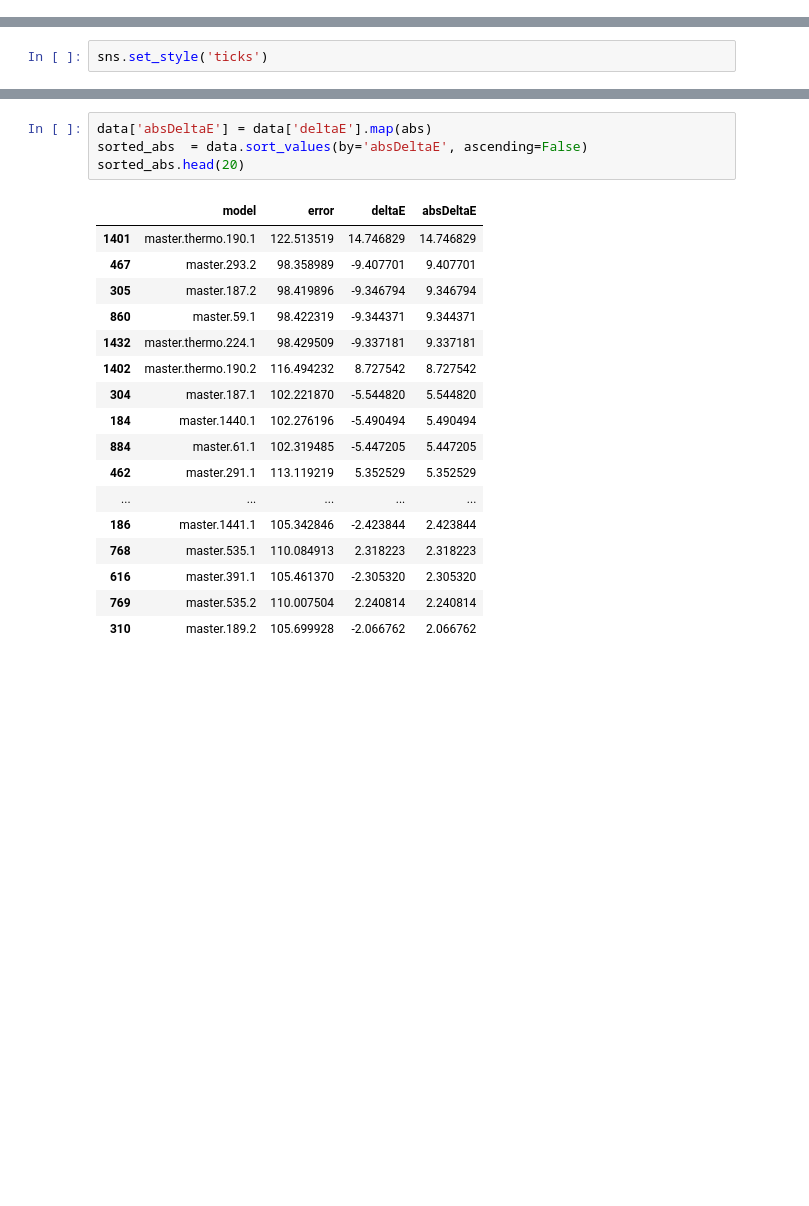
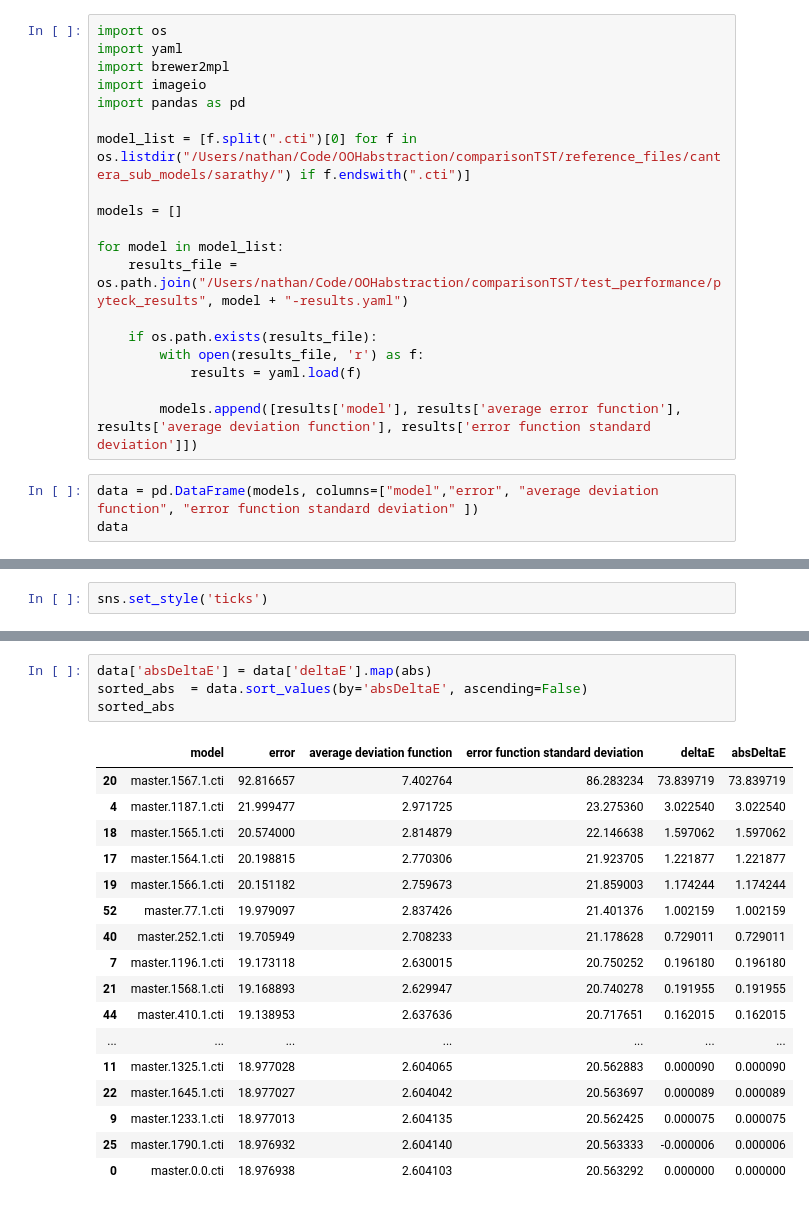
Before and after one commit to C-Underkoffler/OOHAbstraction, a Jupyter notebook: comparisonTST/test_performance/Process Results Summary.ipynb, the cells around one changed output, grey strips where cells are left out. Drawn from its saved outputs; the diff is of its cells as text; blank space fills up the shorter version.

```diff
--- a/comparisonTST/test_performance/Process Results Summary.ipynb
+++ b/comparisonTST/test_performance/Process Results Summary.ipynb
@@ -30,0 +9,22 @@ data
+# %%
+import os
+import yaml
+import brewer2mpl
+import imageio
+import pandas as pd
+
+model_list = [f.split(".cti")[0] for f in os.listdir("/Users/nathan/Code/OOHabstraction/comparisonTST/reference_files/cantera_sub_models/sarathy/") if f.endswith(".cti")]
+
+models = []
+
+for model in model_list:
+    results_file = os.path.join("/Users/nathan/Code/OOHabstraction/comparisonTST/test_performance/pyteck_results", model + "-results.yaml")
+
+    if os.path.exists(results_file):
+        with open(results_file, 'r') as f:
+            results = yaml.load(f)
+
+        models.append([results['model'], results['average error function'], results['average deviation function'], results['error function standard deviation']])
+# %%
+data = pd.DataFrame(models, columns=["model","error", "average deviation function", "error function standard deviation" ])
+data
@@ -96,22 +113,22 @@ data
 # %%
 data['absDeltaE'] = data['deltaE'].map(abs)
 sorted_abs  = data.sort_values(by='absDeltaE', ascending=False)
-sorted_abs.head(20)
+sorted_abs
 # %% [output]
-|  | model | error | deltaE | absDeltaE |
-| 1401 | master.thermo.190.1 | 122.513519 | 14.746829 | 14.746829 |
-| 467 | master.293.2 | 98.358989 | -9.407701 | 9.407701 |
-| 305 | master.187.2 | 98.419896 | -9.346794 | 9.346794 |
-| 860 | master.59.1 | 98.422319 | -9.344371 | 9.344371 |
-| 1432 | master.thermo.224.1 | 98.429509 | -9.337181 | 9.337181 |
-| 1402 | master.thermo.190.2 | 116.494232 | 8.727542 | 8.727542 |
-| 304 | master.187.1 | 102.221870 | -5.544820 | 5.544820 |
-| 184 | master.1440.1 | 102.276196 | -5.490494 | 5.490494 |
-| 884 | master.61.1 | 102.319485 | -5.447205 | 5.447205 |
-| 462 | master.291.1 | 113.119219 | 5.352529 | 5.352529 |
-| ... | ... | ... | ... | ... |
-| 186 | master.1441.1 | 105.342846 | -2.423844 | 2.423844 |
-| 768 | master.535.1 | 110.084913 | 2.318223 | 2.318223 |
-| 616 | master.391.1 | 105.461370 | -2.305320 | 2.305320 |
-| 769 | master.535.2 | 110.007504 | 2.240814 | 2.240814 |
-| 310 | master.189.2 | 105.699928 | -2.066762 | 2.066762 |
+|  | model | error | average deviation function | error function standard deviation | deltaE | absDeltaE |
+| 20 | master.1567.1.cti | 92.816657 | 7.402764 | 86.283234 | 73.839719 | 73.839719 |
+| 4 | master.1187.1.cti | 21.999477 | 2.971725 | 23.275360 | 3.022540 | 3.022540 |
+| 18 | master.1565.1.cti | 20.574000 | 2.814879 | 22.146638 | 1.597062 | 1.597062 |
+| 17 | master.1564.1.cti | 20.198815 | 2.770306 | 21.923705 | 1.221877 | 1.221877 |
+| 19 | master.1566.1.cti | 20.151182 | 2.759673 | 21.859003 | 1.174244 | 1.174244 |
+| 52 | master.77.1.cti | 19.979097 | 2.837426 | 21.401376 | 1.002159 | 1.002159 |
+| 40 | master.252.1.cti | 19.705949 | 2.708233 | 21.178628 | 0.729011 | 0.729011 |
+| 7 | master.1196.1.cti | 19.173118 | 2.630015 | 20.750252 | 0.196180 | 0.196180 |
+| 21 | master.1568.1.cti | 19.168893 | 2.629947 | 20.740278 | 0.191955 | 0.191955 |
+| 44 | master.410.1.cti | 19.138953 | 2.637636 | 20.717651 | 0.162015 | 0.162015 |
+| ... | ... | ... | ... | ... | ... | ... |
+| 11 | master.1325.1.cti | 18.977028 | 2.604065 | 20.562883 | 0.000090 | 0.000090 |
+| 22 | master.1645.1.cti | 18.977027 | 2.604042 | 20.563697 | 0.000089 | 0.000089 |
+| 9 | master.1233.1.cti | 18.977013 | 2.604135 | 20.562425 | 0.000075 | 0.000075 |
+| 25 | master.1790.1.cti | 18.976932 | 2.604140 | 20.563333 | -0.000006 | 0.000006 |
+| 0 | master.0.0.cti | 18.976938 | 2.604103 | 20.563292 | 0.000000 | 0.000000 |
```
Also changed, not shown: parts of 37 cells of this notebook, 4 other files.
